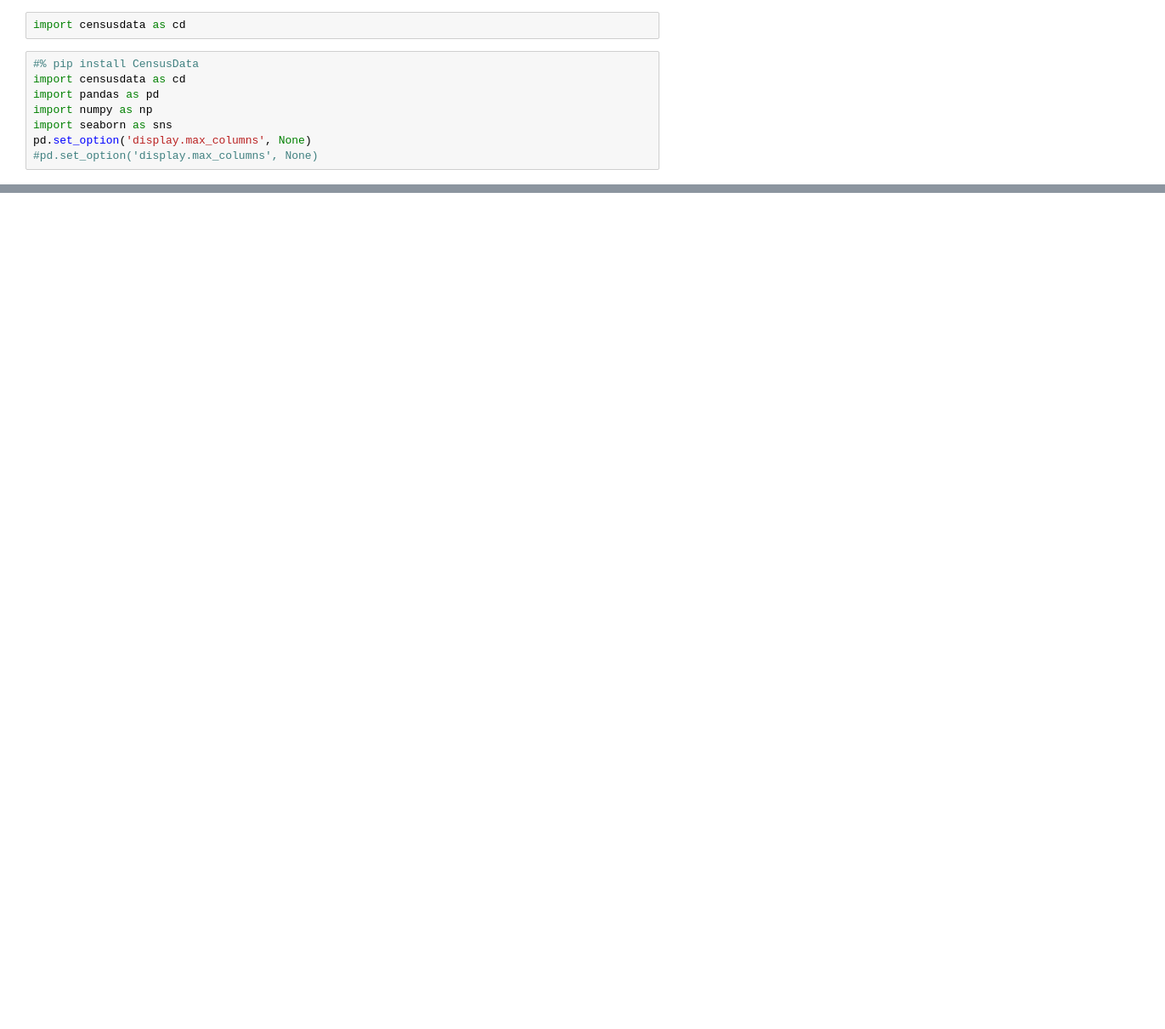
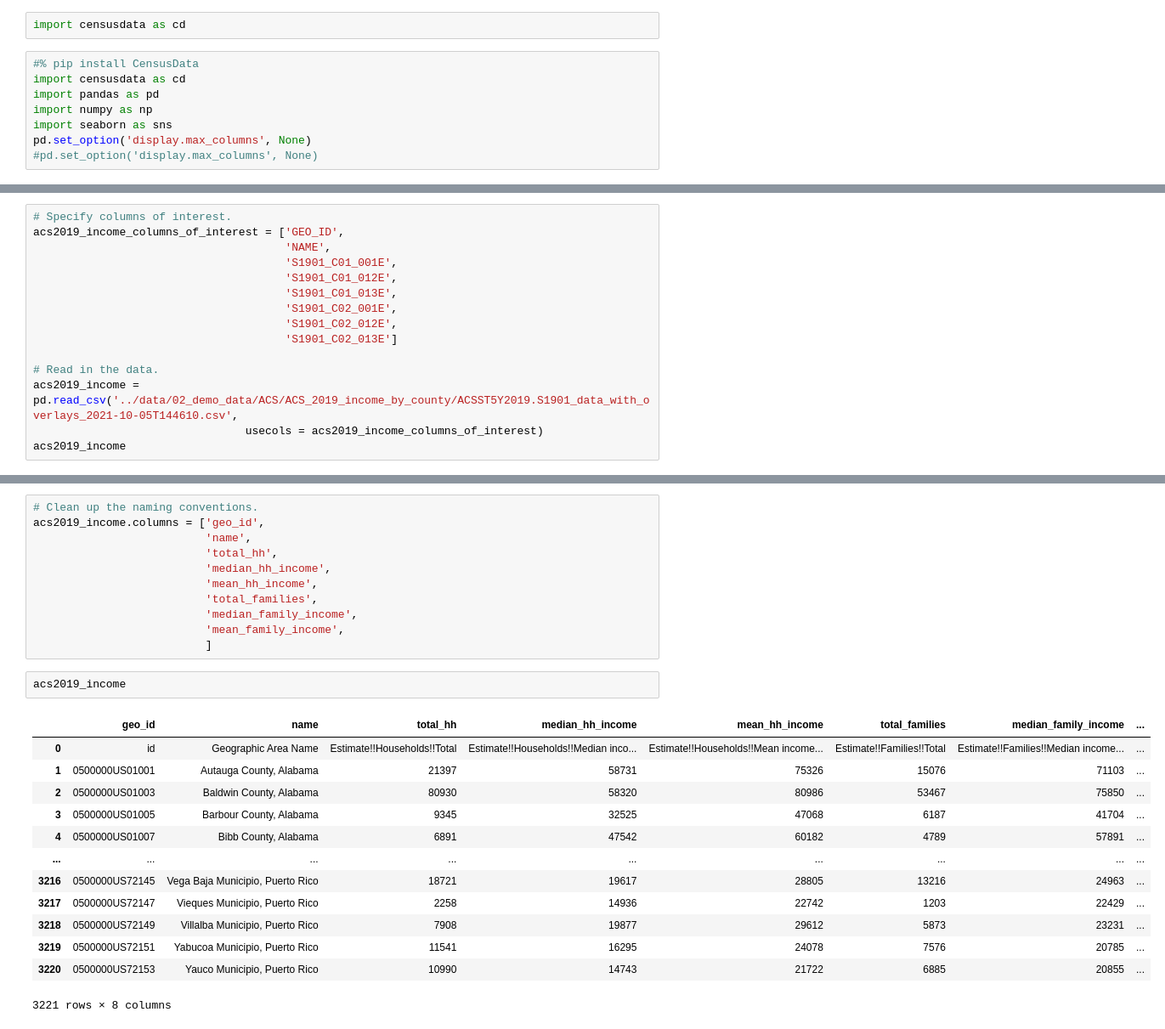
Before and after one commit to calculaterceec/Proj4Team2, a Jupyter notebook: code/CensusData.ipynb, the cells around one changed output, grey strips where cells are left out. Shown: that part at 85% size. Cells and saved outputs as stored; diff of their text form; blank space fills up the shorter version.

```diff
--- a/code/CensusData.ipynb
+++ b/code/CensusData.ipynb
@@ -29,0 +31,15 @@ acs2019_income_subset
+# %%
+# Specify columns of interest.
+acs2019_income_columns_of_interest = ['GEO_ID',
+                                      'NAME',
+                                      'S1901_C01_001E',
+                                      'S1901_C01_012E',
+                                      'S1901_C01_013E',
+                                      'S1901_C02_001E',
+                                      'S1901_C02_012E',
+                                      'S1901_C02_013E']
+
+# Read in the data.
+acs2019_income = pd.read_csv('../data/02_demo_data/ACS/ACS_2019_income_by_county/ACSST5Y2019.S1901_data_with_overlays_2021-10-05T144610.csv',
+                                usecols = acs2019_income_columns_of_interest)
+acs2019_income
@@ -29,0 +60,27 @@ acs2019_income_subset
+# %%
+# Clean up the naming conventions.
+acs2019_income.columns = ['geo_id',
+                          'name',
+                          'total_hh',
+                          'median_hh_income',
+                          'mean_hh_income',
+                          'total_families',
+                          'median_family_income',
+                          'mean_family_income',
+                          ]
+# %%
+acs2019_income
+# %% [output]
+|  | geo_id | name | total_hh | median_hh_income | mean_hh_income | total_families | median_family_income | ... |
+| 0 | id | Geographic Area Name | Estimate!!Households!!Total | Estimate!!Households!!Median inco... | Estimate!!Households!!Mean income... | Estimate!!Families!!Total | Estimate!!Families!!Median income... | ... |
+| 1 | 0500000US01001 | Autauga County, Alabama | 21397 | 58731 | 75326 | 15076 | 71103 | ... |
+| 2 | 0500000US01003 | Baldwin County, Alabama | 80930 | 58320 | 80986 | 53467 | 75850 | ... |
+| 3 | 0500000US01005 | Barbour County, Alabama | 9345 | 32525 | 47068 | 6187 | 41704 | ... |
+| 4 | 0500000US01007 | Bibb County, Alabama | 6891 | 47542 | 60182 | 4789 | 57891 | ... |
+| ... | ... | ... | ... | ... | ... | ... | ... | ... |
+| 3216 | 0500000US72145 | Vega Baja Municipio, Puerto Rico | 18721 | 19617 | 28805 | 13216 | 24963 | ... |
+| 3217 | 0500000US72147 | Vieques Municipio, Puerto Rico | 2258 | 14936 | 22742 | 1203 | 22429 | ... |
+| 3218 | 0500000US72149 | Villalba Municipio, Puerto Rico | 7908 | 19877 | 29612 | 5873 | 23231 | ... |
+| 3219 | 0500000US72151 | Yabucoa Municipio, Puerto Rico | 11541 | 16295 | 24078 | 7576 | 20785 | ... |
+| 3220 | 0500000US72153 | Yauco Municipio, Puerto Rico | 10990 | 14743 | 21722 | 6885 | 20855 | ... |
+3221 rows × 8 columns
```
Also changed, not shown: parts of 31 cells of this notebook, 12 other files.
